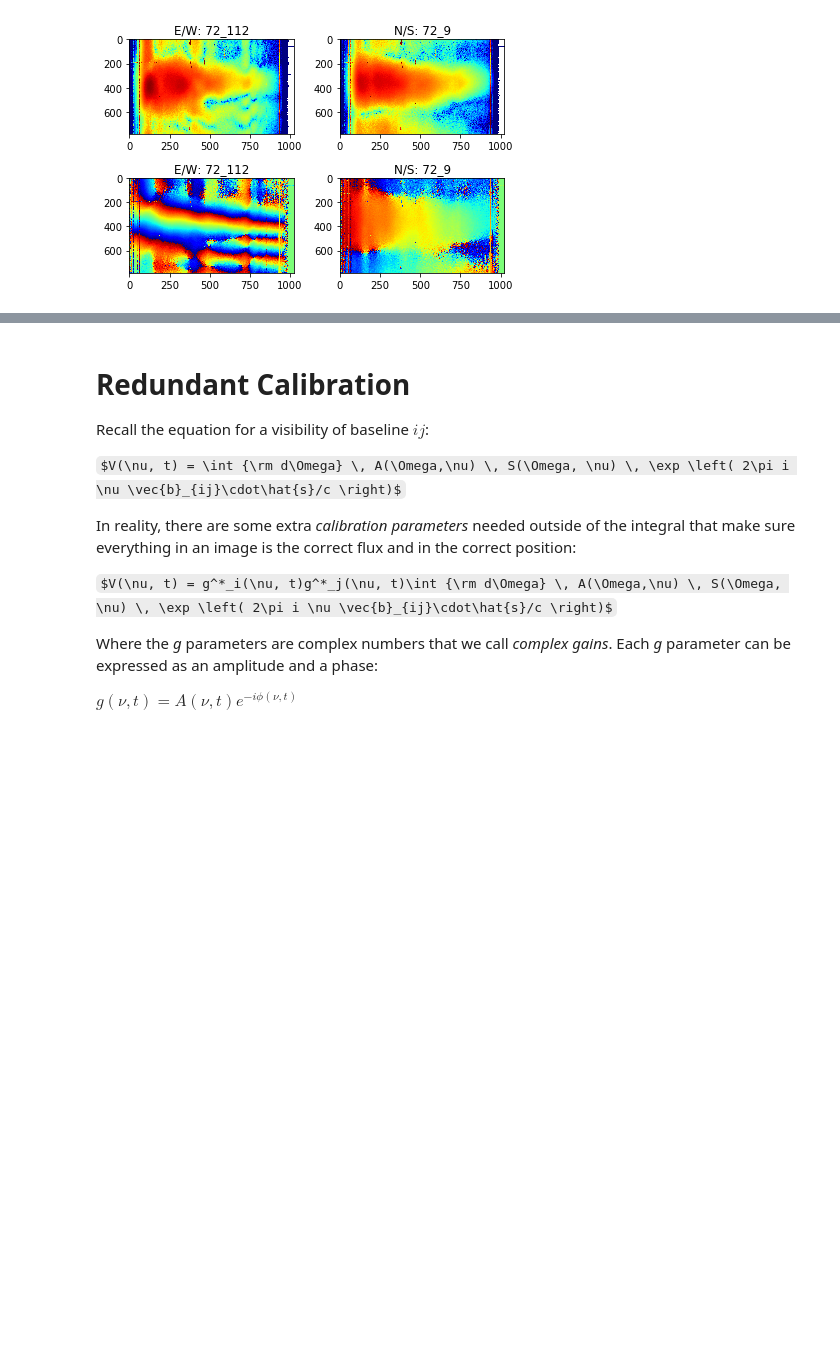
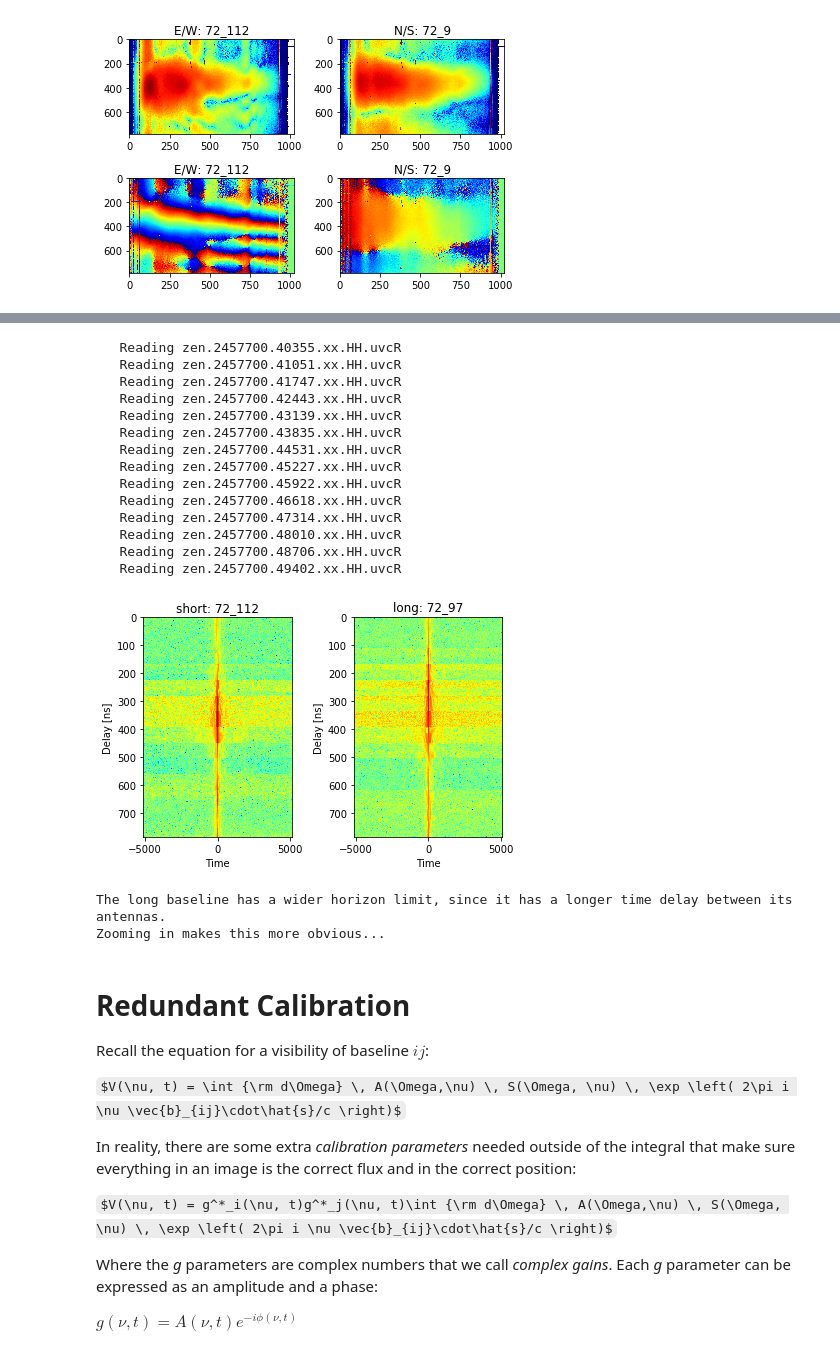
Before and after one commit to plaplant/champ_lesson8, a Jupyter notebook: champ_tutorial.ipynb, the cells around one changed output, grey strips where cells are left out. Drawn from its saved outputs; the diff is of its cells as text; code cells hidden in the pictures; some formulas as TeX source; blank space fills up the shorter version.

Commit message:
fleshed out delay transform solution

```diff
--- a/champ_tutorial.ipynb
+++ b/champ_tutorial.ipynb
@@ -200,3 +196,60 @@ Now it's your turn to code up the delay transform process, using the same script
+# %%
+import capo
+import matplotlib.pyplot as plt
+import numpy as np
+
+# define multiple files
+files = glob.glob('zen.2457700.4*xx.HH.uvcR')
+
+# read in multiple files
+t, d, f = capo.miriad.read_files(files, antstr='cross', polstr='xx', verbose=True) # 'cross' tells the function to return all cross-visibilities
+
+# save data
+d_short = d[(72,112)]['xx']
+d_long = d[(72,97)]['xx']
+
+# take fourier transform along frequency
+d_fft_short = np.fft.fftshift(np.fft.ifft(d_short, axis=1), axes=1)
+d_fft_long = np.fft.fftshift(np.fft.ifft(d_long, axis=1), axes=1)
+delays = np.fft.fftshift(np.fft.fftfreq(d_fft_short.shape[1], .1/d_fft_short.shape[1])) # fftfreq takes in (nchan, chan_spacing)
+ # if chan_spacing is in GHz, then delays is in ns
+d_start = delays[0]
+d_end = delays[-1]
+t_start = d_short.shape[0]
+
+# plot short vs. long baseline
+plt.subplot(121)
+plt.imshow(np.log10(np.abs(d_fft_short)), aspect='auto', cmap='jet', extent=[d_start,d_end,t_start,0])
+plt.title('short: 72_112')
+plt.xlabel('Time')
+plt.ylabel('Delay [ns]')
+plt.subplot(122)
+plt.imshow(np.log10(np.abs(d_fft_long)), aspect='auto', cmap='jet', extent=[d_start,d_end,t_start,0])
+plt.title('long: 72_97')
+plt.xlabel('Time')
+plt.ylabel('Delay [ns]')
+plt.tight_layout()
+plt.show()
+
+print 'The long baseline has a wider horizon limit, since it has a longer time delay between its antennas. \nZooming in makes this more obvious...'
+# %% [output]
+   Reading zen.2457700.40355.xx.HH.uvcR
+   Reading zen.2457700.41051.xx.HH.uvcR
+   Reading zen.2457700.41747.xx.HH.uvcR
+   Reading zen.2457700.42443.xx.HH.uvcR
+   Reading zen.2457700.43139.xx.HH.uvcR
+   Reading zen.2457700.43835.xx.HH.uvcR
+   Reading zen.2457700.44531.xx.HH.uvcR
+   Reading zen.2457700.45227.xx.HH.uvcR
+   Reading zen.2457700.45922.xx.HH.uvcR
+   Reading zen.2457700.46618.xx.HH.uvcR
+   Reading zen.2457700.47314.xx.HH.uvcR
+   Reading zen.2457700.48010.xx.HH.uvcR
+   Reading zen.2457700.48706.xx.HH.uvcR
+   Reading zen.2457700.49402.xx.HH.uvcR
+[figure, added]
+The long baseline has a wider horizon limit, since it has a longer time delay between its antennas.
+Zooming in makes this more obvious...
 # %% [markdown]
 # Redundant Calibration
 
```
Also changed, not shown: parts of 3 cells of this notebook.
